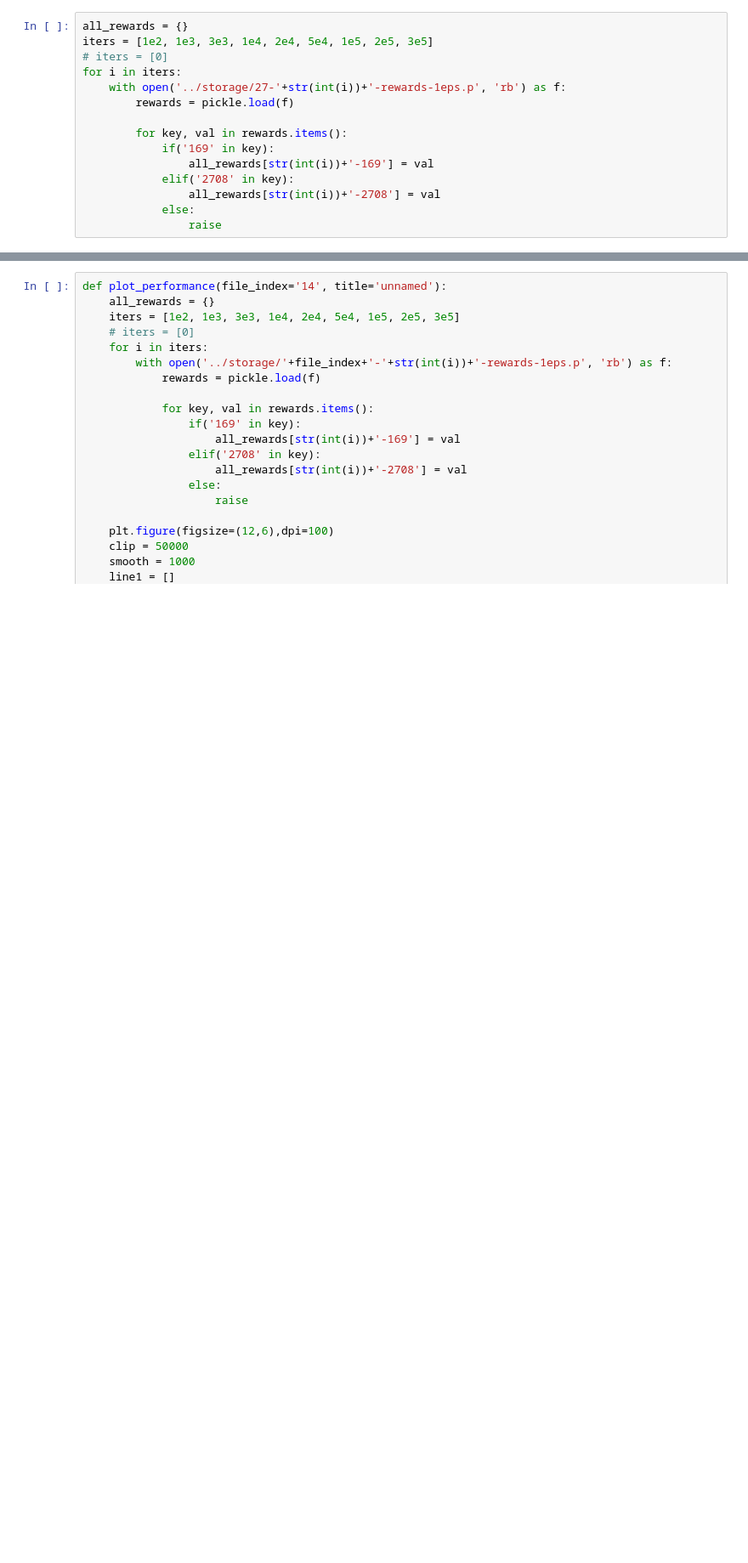
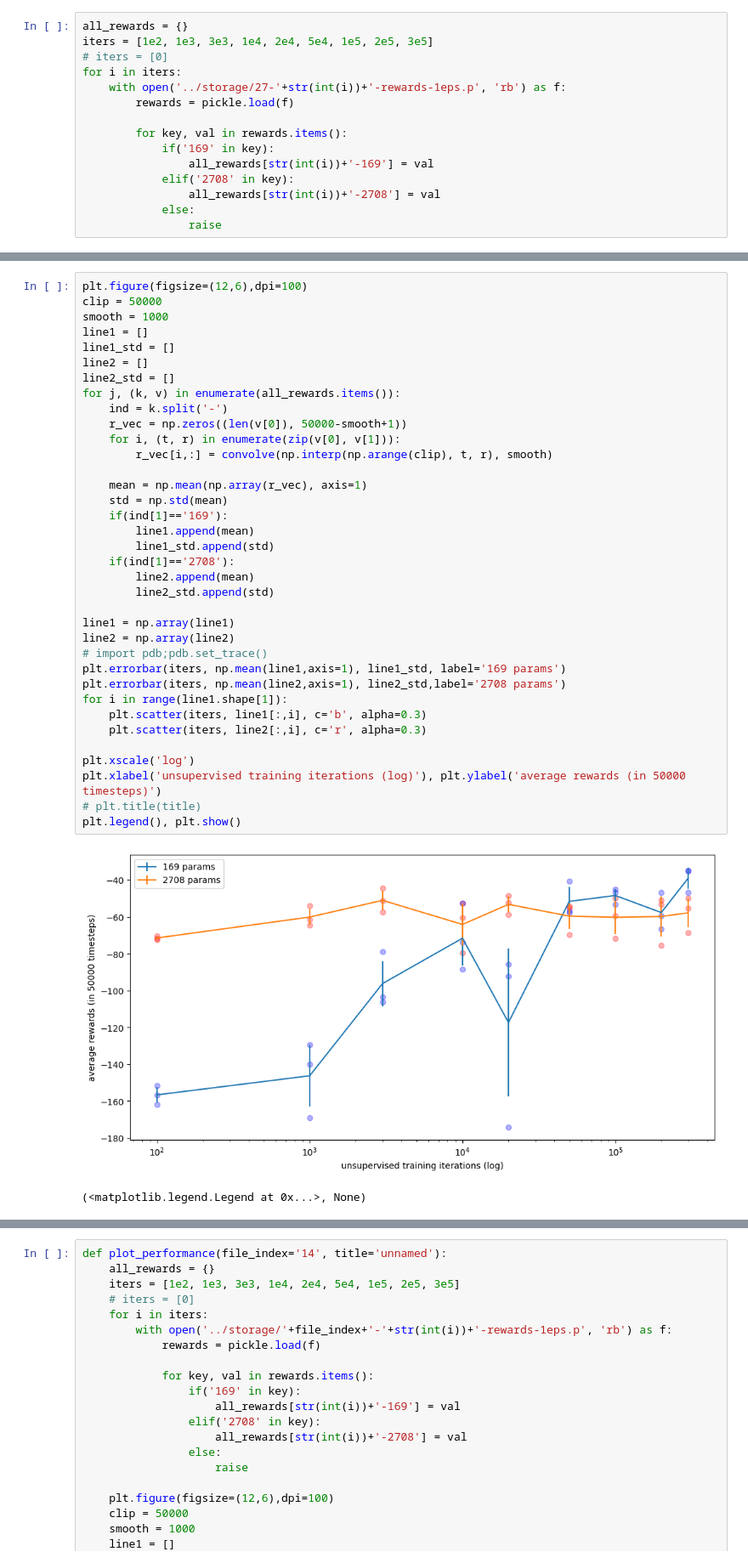
Before and after one commit to psurya1994/successor-feature-representations, a Jupyter notebook: notebooks/14-visualize-learning-curves.ipynb, the cells around one changed output, grey strips where cells are left out. Shown at 85% size. Saved outputs shown, nothing was run; the diff lists cells and outputs as text; blank space fills up the shorter version.

```diff
--- a/notebooks/14-visualize-learning-curves.ipynb
+++ b/notebooks/14-visualize-learning-curves.ipynb
@@ -154,3 +184,42 @@ dict_keys([])
+# %%
+plt.figure(figsize=(12,6),dpi=100)
+clip = 50000
+smooth = 1000
+line1 = []
+line1_std = []
+line2 = []
+line2_std = []
+for j, (k, v) in enumerate(all_rewards.items()):
+    ind = k.split('-')
+    r_vec = np.zeros((len(v[0]), 50000-smooth+1))
+    for i, (t, r) in enumerate(zip(v[0], v[1])):
+        r_vec[i,:] = convolve(np.interp(np.arange(clip), t, r), smooth)
+
+    mean = np.mean(np.array(r_vec), axis=1)
+    std = np.std(mean)
+    if(ind[1]=='169'):
+        line1.append(mean)
+        line1_std.append(std)
+    if(ind[1]=='2708'):
+        line2.append(mean)
+        line2_std.append(std)
+
+line1 = np.array(line1)
+line2 = np.array(line2)
+# import pdb;pdb.set_trace()
+plt.errorbar(iters, np.mean(line1,axis=1), line1_std, label='169 params')
+plt.errorbar(iters, np.mean(line2,axis=1), line2_std,label='2708 params')
+for i in range(line1.shape[1]):
+    plt.scatter(iters, line1[:,i], c='b', alpha=0.3)
+    plt.scatter(iters, line2[:,i], c='r', alpha=0.3)
+
+plt.xscale('log')
+plt.xlabel('unsupervised training iterations (log)'), plt.ylabel('average rewards (in 50000 timesteps)')
+# plt.title(title)
+plt.legend(), plt.show()
+# %% [output]
+[figure, added]
+(<matplotlib.legend.Legend at 0x...>, None)
 # %%
 plt.figure(figsize=(12,6),dpi=100)
 clip = 50000
```
Also changed, not shown: parts of 6 cells of this notebook, 5 other files.
